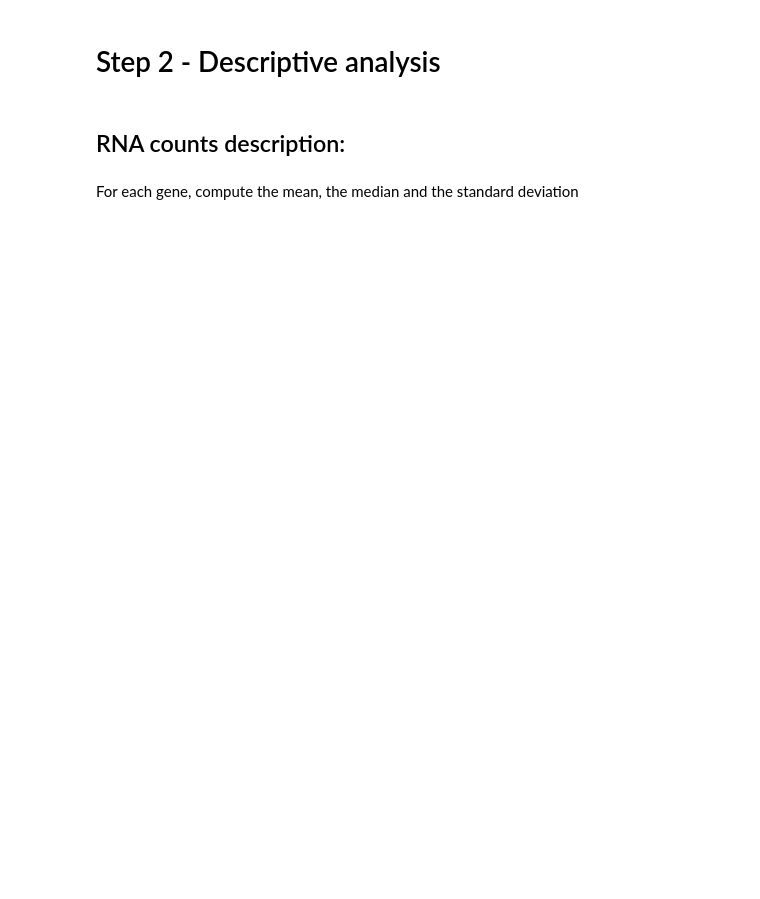
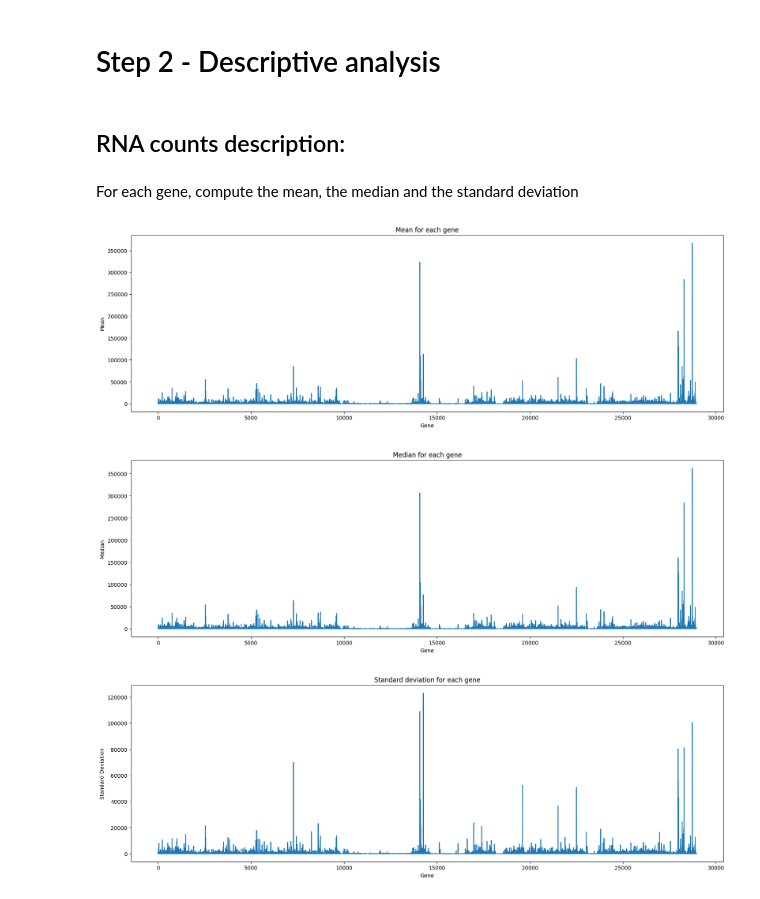
Before and after one commit to betacodd/Biomarkers_identification, a Jupyter notebook: Levy_Eytan_Bakic_Eytan/Eytan_part.ipynb, the cells around one changed output. Drawn from its saved outputs; the diff is of its cells as text; code cells hidden in the pictures; blank space fills up the shorter version.

```diff
--- a/Levy_Eytan_Bakic_Eytan/Eytan_part.ipynb
+++ b/Levy_Eytan_Bakic_Eytan/Eytan_part.ipynb
@@ -233,7 +374,11 @@ class SampleAnnotation:
 # %% [markdown]
 For each gene, compute the mean, the median and the standard deviation
 # %%
-mean_dict = Frame.get_mean_dict()
-median_dict = Frame.get_median_dict()
-stdev_dict = Frame.get_stdev_dict()
+Frame.plot_gen_mean()
+Frame.plot_gen_median()
+Frame.plot_gen_std()
+# %% [output]
+[figure, added]
+[figure, added]
+[figure, added]
 # %%
```
Also changed, not shown: parts of 14 cells of this notebook.
